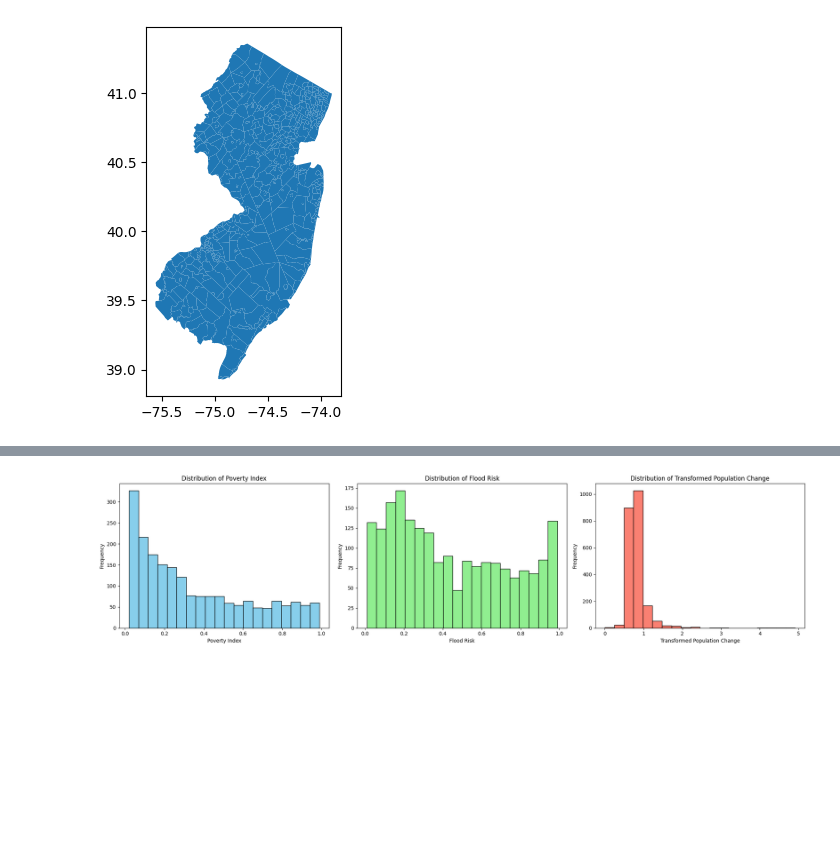
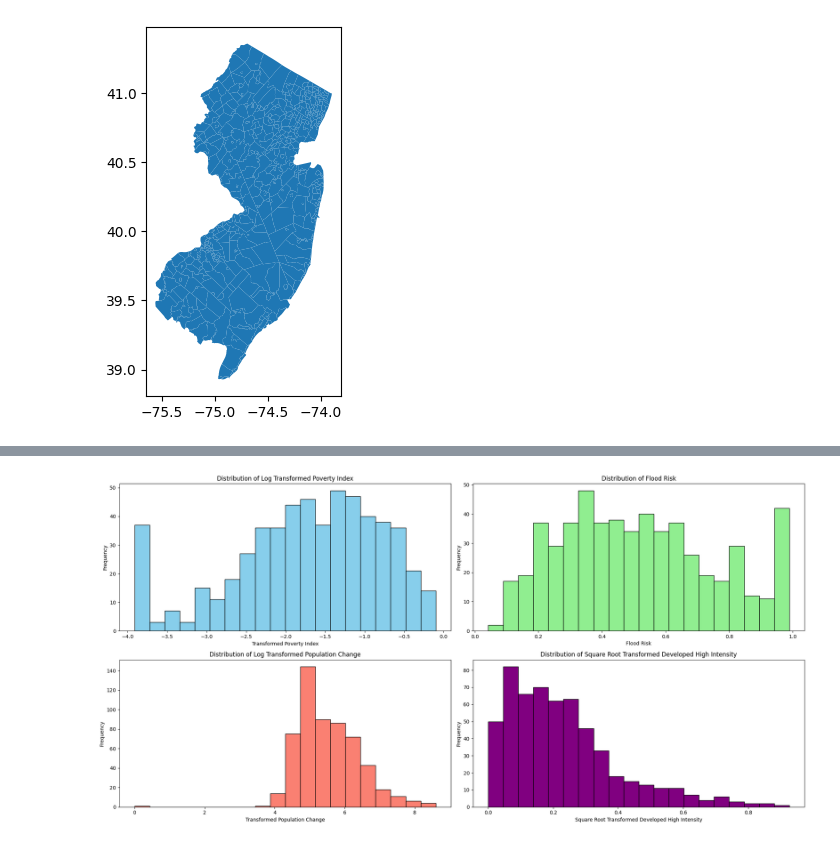
Before and after one commit to nlebovits/mach-superstudio, a Jupyter notebook: notebooks/retreat_index.ipynb, the cells around one changed output, grey strips where cells are left out. Cells and saved outputs as stored; diff of their text form; code cells hidden in the pictures; blank space fills up the shorter version.

```diff
--- a/notebooks/retreat_index.ipynb
+++ b/notebooks/retreat_index.ipynb
@@ -39,7 +44,7 @@ cluster_dat.plot()
 cluster_dat['pct_70_year_pop_change'] = ((cluster_dat['tot_pop_2020'] - cluster_dat['tot_pop_1950']) / cluster_dat['tot_pop_1950']) * 100
 # %%
 # select the following columns: P200_I_PFS, FLD_PFS, pct_thirty_yr_pop_change, geometry
-retreat_index_gdf = cluster_dat[['p200_i_pfs', 'fld_pfs', 'pct_70_year_pop_change', 'developed_high_intensity', 'geometry']]
+retreat_index_gdf = cluster_dat[['pov_rt', 'flood_risk', 'pct_70_year_pop_change', 'developed_high_intensity', 'geometry']]
 # %%
 retreat_index_gdf.head()
 # %% [output]
@@ -96,41 +100,50 @@ plt.show()
 # %%
+# Histograms for the four variables
+plt.figure(figsize=(20, 10))
+
+# Function to apply log transformation
+def log_transform(column):
+    if (column <= 0).any():
+        min_value = column.min()
+        shift_constant = np.abs(min_value) + 1
+        return np.log(column + shift_constant)
+    else:
+        return np.log(column)
+
 # Histogram for Poverty Index
-plt.figure(figsize=(20, 5))
-
-plt.subplot(1, 3, 1)
-plt.hist(retreat_index_gdf['P200_I_PFS'], bins=20, color='skyblue', edgecolor='black')
-plt.xlabel('Poverty Index')
+plt.subplot(2, 2, 1)
+transformed_pov_rt = log_transform(retreat_index_gdf['pov_rt'])
+plt.hist(transformed_pov_rt, bins=20, color='skyblue', edgecolor='black')
+plt.xlabel('Transformed Poverty Index')
 plt.ylabel('Frequency')
-plt.title('Distribution of Poverty Index')
+plt.title('Distribution of Log Transformed Poverty Index')
 
 # Histogram for Flood Risk
-plt.subplot(1, 3, 2)
-plt.hist(retreat_index_gdf['FLD_PFS'], bins=20, color='lightgreen', edgecolor='black')
+plt.subplot(2, 2, 2)
+plt.hist(retreat_index_gdf['flood_risk'], bins=20, color='lightgreen', edgecolor='black')
 plt.xlabel('Flood Risk')
 plt.ylabel('Frequency')
 plt.title('Distribution of Flood Risk')
 
 # Histogram for Population Change
-# Assuming 'pct_thirty_yr_pop_change' is the column for population change
-# Check if there are zero or negative values
-if (retreat_index_gdf['pct_thirty_yr_pop_change'] <= 0).any():
-    # Find the smallest value and add a constant to shift all data to be positive
-    min_value = retreat_index_gdf['pct_thirty_yr_pop_change'].min()
-    shift_constant = np.abs(min_value) + 1  # Ensure all values are positive
-    transformed_pop_change = np.log(retreat_index_gdf['pct_thirty_yr_pop_change'] + shift_constant)
-else:
-    # Directly apply logarithmic transformation if all values are positive
-    transformed_pop_change = np.log(retreat_index_gdf['pct_thirty_yr_pop_change'])
-
-# Plotting the transformed distribution
-plt.subplot(1, 3, 3)
+plt.subplot(2, 2, 3)
+transformed_pop_change = log_transform(retreat_index_gdf['pct_70_year_pop_change'])
 plt.hist(transformed_pop_change, bins=20, color='salmon', edgecolor='black')
 plt.xlabel('Transformed Population Change')
 plt.ylabel('Frequency')
-plt.title('Distribution of Transformed Population Change')
+plt.title('Distribution of Log Transformed Population Change')
+
+# Histogram for Developed High Intensity
+plt.subplot(2, 2, 4)
+transformed_developed_high_intensity = np.sqrt(retreat_index_gdf['developed_high_intensity'])
+plt.hist(transformed_developed_high_intensity, bins=20, color='purple', edgecolor='black')
+plt.xlabel('Square Root Transformed Developed High Intensity')
+plt.ylabel('Frequency')
+plt.title('Distribution of Square Root Transformed Developed High Intensity')
+
 
 plt.tight_layout()
 plt.show()
 # %% [output]
-[figure, old version]
+[figure, new version]
 # %%
```
Also changed, not shown: parts of 21 cells of this notebook, 1 other file.
